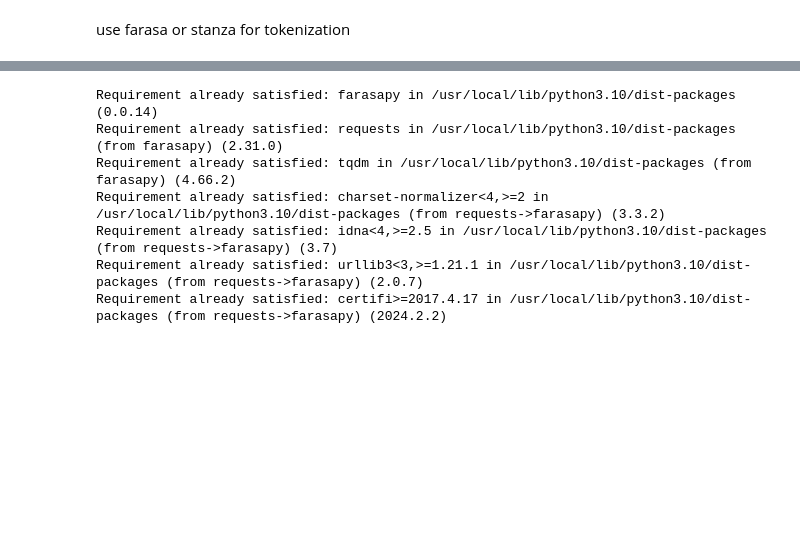
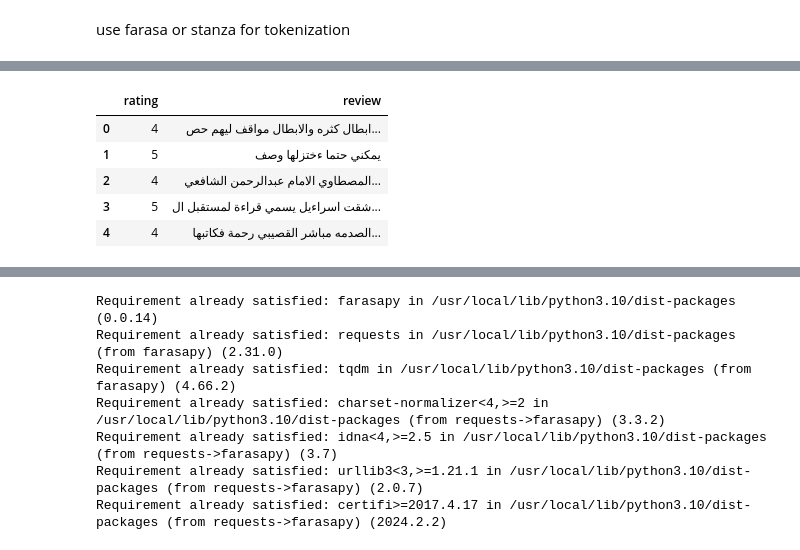
Before and after one commit to OtmaneDaoudi/Arabic-sentiment-analysis, a Jupyter notebook: Approach Two/_NLP_Labr.ipynb, the cells around one changed output, grey strips where cells are left out. Saved outputs shown, nothing was run; the diff lists cells and outputs as text; code cells hidden in the pictures; blank space fills up the shorter version.

```diff
--- a/Approach Two/_NLP_Labr.ipynb
+++ b/Approach Two/_NLP_Labr.ipynb
@@ -703,0 +337,13 @@ use farasa or stanza for tokenization
+# %%
+# remove arabic diactrics
+
+import pyarabic.araby as araby
+dataset["review"] = dataset["review"].apply(lambda document: araby.strip_tashkeel(document))
+dataset.head()
+# %% [output]
+|  | rating | review |
+| 0 | 4 | ابطال كثره والابطال مواقف ليهم حص... |
+| 1 | 5 | يمكني حتما ءختزلها وصف |
+| 2 | 4 | المصطاوي الامام عبدالرحمن الشافعي... |
+| 3 | 5 | شقت اسراءيل يسمي قراءة لمستقبل ال... |
+| 4 | 4 | الصدمه مباشر القصيبي رحمة فكاتبها... |
```
Also changed, not shown: parts of 32 cells of this notebook, 1 other file.
